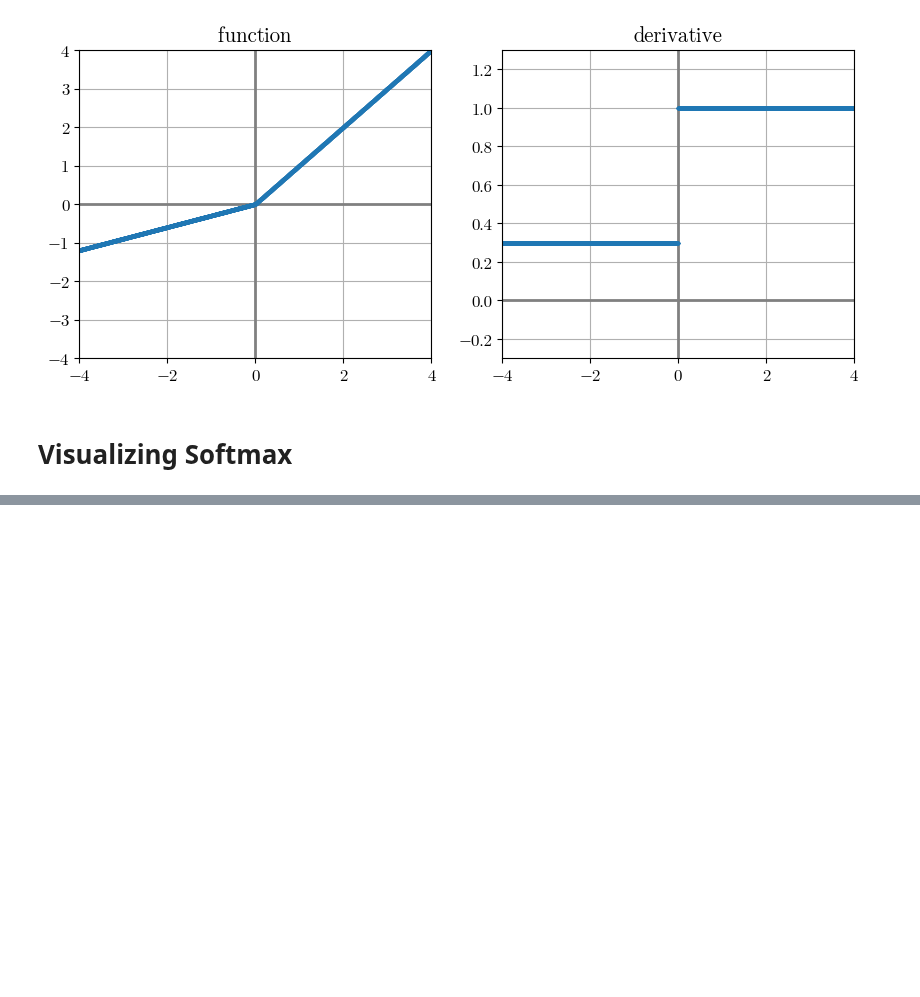
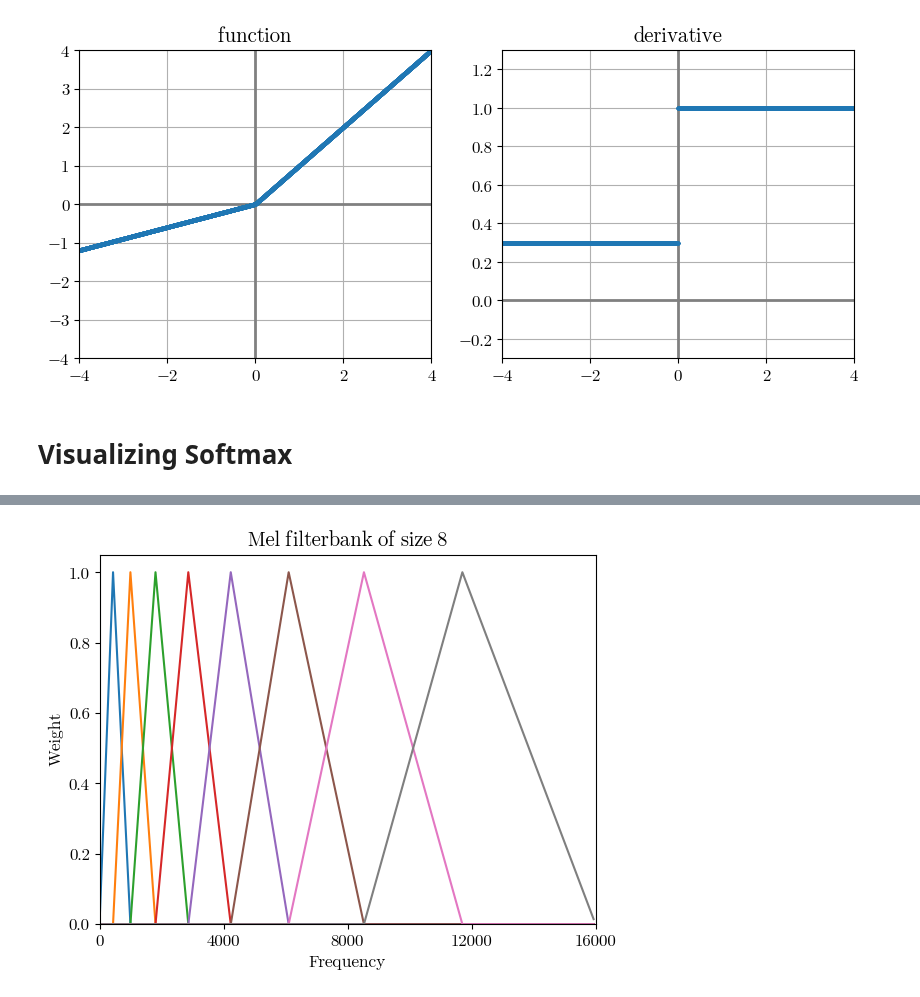
Before and after one commit to sri-kankanahalli/autoencoder-speech-compression, a Jupyter notebook: Visualizations.ipynb, the cells around one changed output, grey strips where cells are left out. Cells and saved outputs as stored; diff of their text form; code cells hidden in the pictures; blank space fills up the shorter version.

```diff
--- a/Visualizations.ipynb
+++ b/Visualizations.ipynb
@@ -143,0 +211,16 @@ QUANTIZED: 0.506959379338
+# %%
+from perceptual_loss import *
+
+mel_filters = melFilterBank(8, 512).transpose()
+
+for i in xrange(0, 8):
+    plt.plot(mel_filters[:, i])
+plt.xticks([0, 0.25 * 257, 0.5 * 257, 0.75 * 257, 257], [0, 4000, 8000, 12000, 16000])
+plt.xlabel('Frequency')
+plt.xlim(0, 257)
+plt.ylabel('Weight')
+plt.ylim(0.0, 1.05)
+plt.title('Mel filterbank of size 8')
+plt.show()
+# %% [output]
+[figure, added]
```
Also changed, not shown: parts of 7 cells of this notebook, 28 other files.
